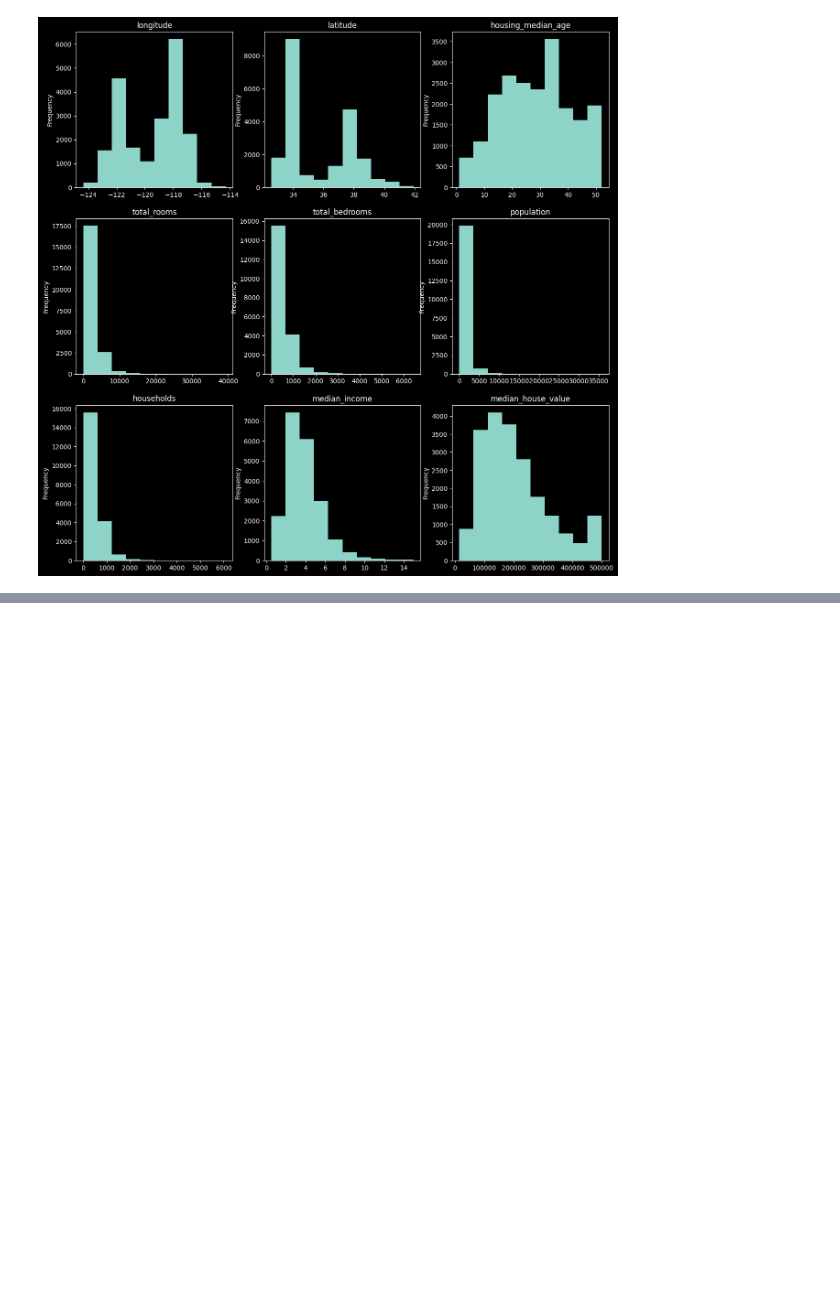
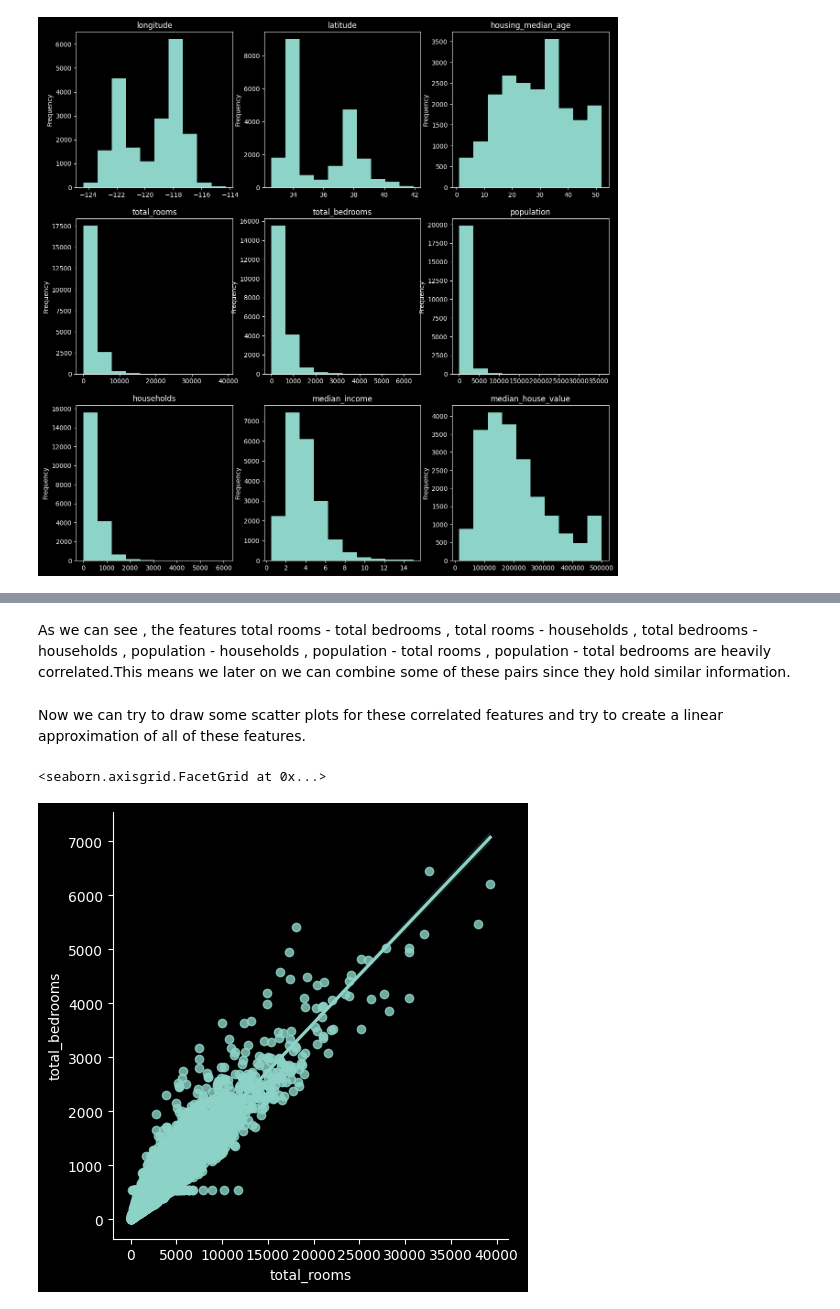
Before and after one commit to jimdimas/pattern-recognition-project, a Jupyter notebook: preprocess.ipynb, the cells around one changed output, grey strips where cells are left out. Cells and saved outputs as stored; diff of their text form; code cells hidden in the pictures; blank space fills up the shorter version.

```diff
--- a/preprocess.ipynb
+++ b/preprocess.ipynb
@@ -110,0 +124,9 @@ for idx, (ax_i, feat) in enumerate(zip(ax.flatten(), num_feats)):
+# %% [markdown]
+As we can see , the features total rooms - total bedrooms , total rooms - households , total bedrooms - households , population - households , population - total rooms , population - total bedrooms are heavily correlated.This means we later on we can combine some of these pairs since they hold similar information.
+# %% [markdown]
+Now we can try to draw some scatter plots for these correlated features and try to create a linear approximation of all of these features.
+# %%
+sns.lmplot(x='total_rooms',y='total_bedrooms',data=data,)
+# %% [output]
+<seaborn.axisgrid.FacetGrid at 0x...>
+[figure, added]
```
Also changed, not shown: parts of 10 cells of this notebook, 1 other file.
